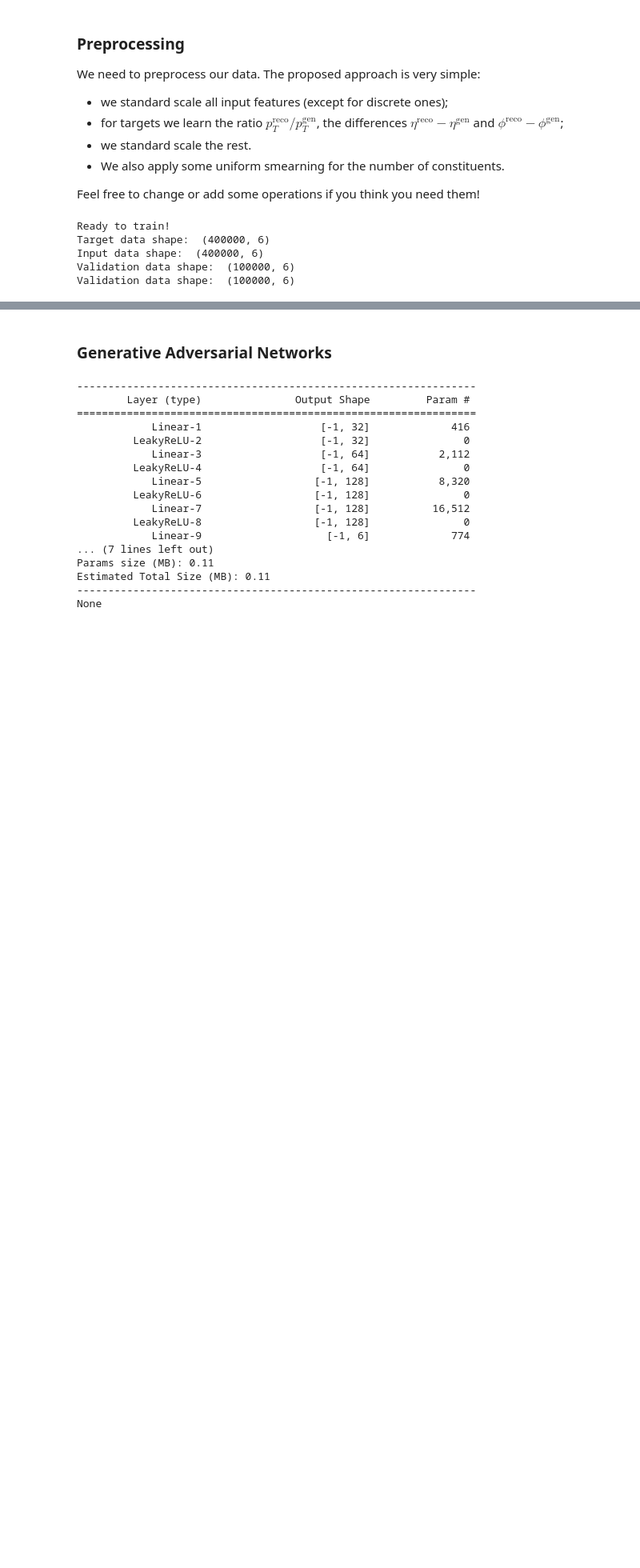
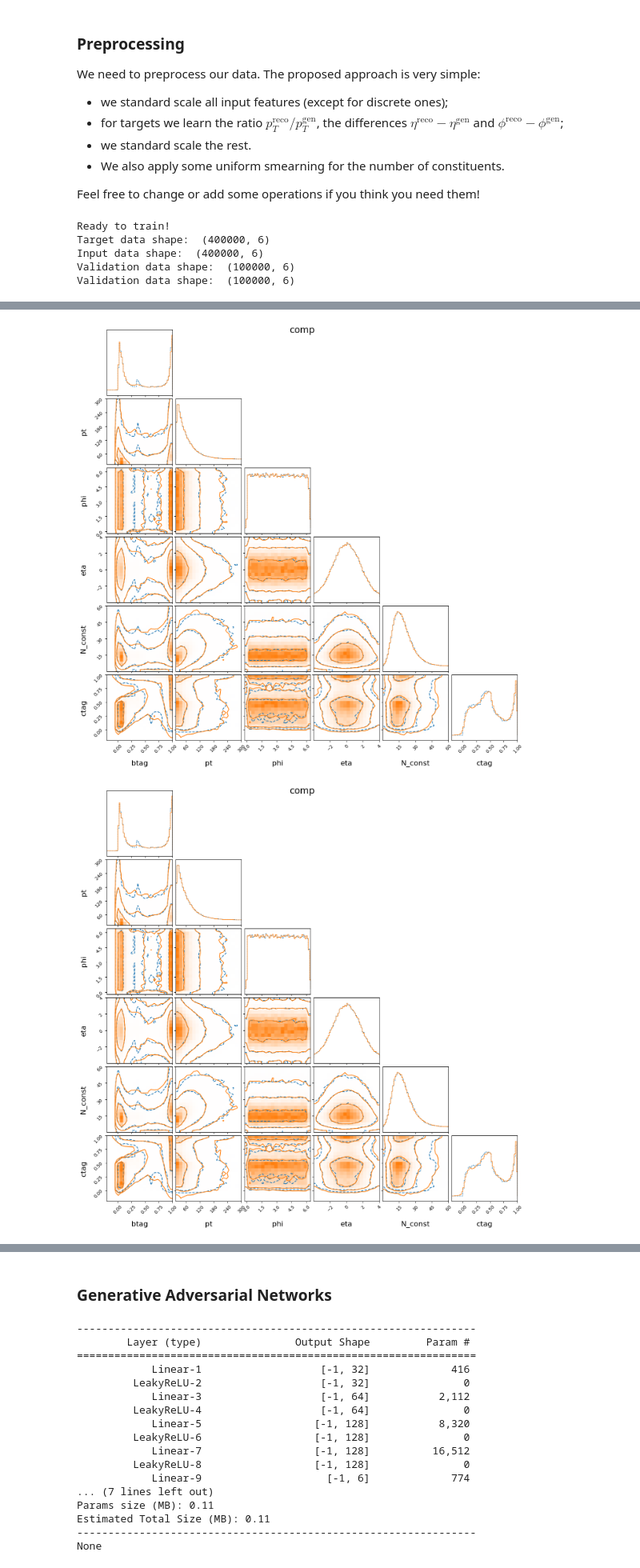
Before and after one commit to francesco-vaselli/iCSC-exercise, a Jupyter notebook: exercise.ipynb, the cells around one changed output, grey strips where cells are left out. Shown at 80% size. Saved outputs shown, nothing was run; the diff lists cells and outputs as text; code cells hidden in the pictures; blank space fills up the shorter version.

```diff
--- a/exercise.ipynb
+++ b/exercise.ipynb
@@ -218,0 +360,5 @@ from torchsummary import summary
+# %%
+make_corner(reco_val_phys, samples, reco_features, "comp")
+# %% [output]
+[figure, added]
+[figure, added]
```
Also changed, not shown: parts of 16 cells of this notebook, 1 other file.
